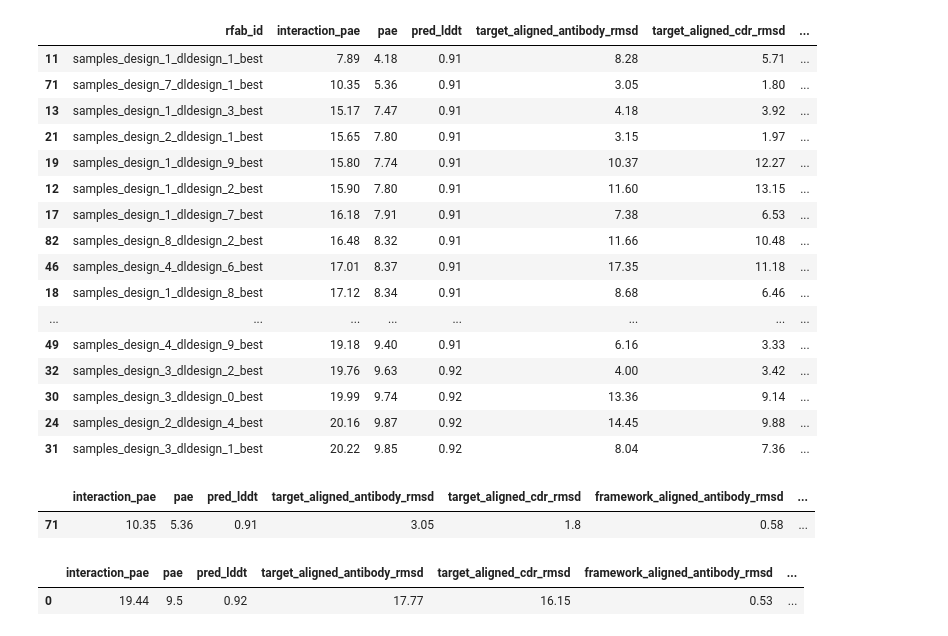
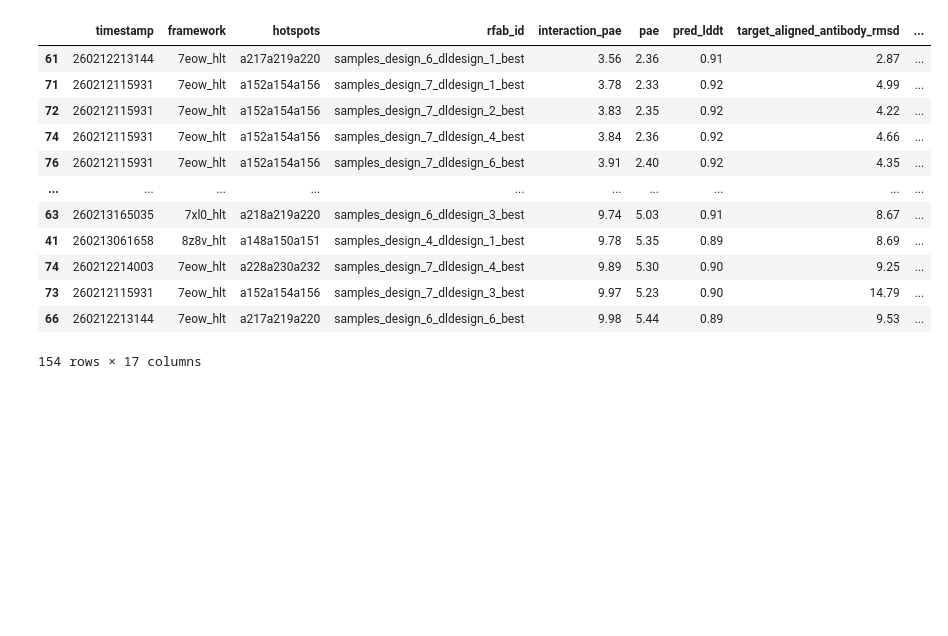
Before and after one commit to richieYT-wan/RFantibody, a Jupyter notebook: notebooks/260213_output_analysis.ipynb, the cells around one changed output. Drawn from its saved outputs; the diff is of its cells as text; code cells hidden in the pictures; blank space fills up the shorter version.

```diff
--- a/notebooks/260213_output_analysis.ipynb
+++ b/notebooks/260213_output_analysis.ipynb
@@ -30,0 +25,3 @@ Index(['timestamp', 'framework', 'target', 'hotspots', 'rfab_id', 'vh', 't',
+# %%
+df = pd.concat([pd.read_csv(x) for x in glob.glob('../outputs/*/*.csv')])
+df.sample(5)
@@ -31,31 +36,17 @@ Index(['timestamp', 'framework', 'target', 'hotspots', 'rfab_id', 'vh', 't',
 # %%
 metrics_col = [x for x in df.columns if 'rmsd' in x or 'pae' in x or 'lddt' in x]
-df.query('interaction_pae < 10 or target_aligned_antibody_rmsd < 12 or target_aligned_cdr_rmsd < 12').sort_values('interaction_pae')[['rfab_id'] + metrics_col]
+df.query('interaction_pae < 10 and (target_aligned_antibody_rmsd < 10 or target_aligned_cdr_rmsd < 10)').sort_values('interaction_pae')[['timestamp', 'framework', 'hotspots', 'rfab_id'] + metrics_col]
 # %% [output]
-|  | rfab_id | interaction_pae | pae | pred_lddt | target_aligned_antibody_rmsd | target_aligned_cdr_rmsd | ... |
-| 11 | samples_design_1_dldesign_1_best | 7.89 | 4.18 | 0.91 | 8.28 | 5.71 | ... |
-| 71 | samples_design_7_dldesign_1_best | 10.35 | 5.36 | 0.91 | 3.05 | 1.80 | ... |
-| 13 | samples_design_1_dldesign_3_best | 15.17 | 7.47 | 0.91 | 4.18 | 3.92 | ... |
-| 21 | samples_design_2_dldesign_1_best | 15.65 | 7.80 | 0.91 | 3.15 | 1.97 | ... |
-| 19 | samples_design_1_dldesign_9_best | 15.80 | 7.74 | 0.91 | 10.37 | 12.27 | ... |
-| 12 | samples_design_1_dldesign_2_best | 15.90 | 7.80 | 0.91 | 11.60 | 13.15 | ... |
-| 17 | samples_design_1_dldesign_7_best | 16.18 | 7.91 | 0.91 | 7.38 | 6.53 | ... |
-| 82 | samples_design_8_dldesign_2_best | 16.48 | 8.32 | 0.91 | 11.66 | 10.48 | ... |
-| 46 | samples_design_4_dldesign_6_best | 17.01 | 8.37 | 0.91 | 17.35 | 11.18 | ... |
-| 18 | samples_design_1_dldesign_8_best | 17.12 | 8.34 | 0.91 | 8.68 | 6.46 | ... |
-| ... | ... | ... | ... | ... | ... | ... | ... |
-| 49 | samples_design_4_dldesign_9_best | 19.18 | 9.40 | 0.91 | 6.16 | 3.33 | ... |
-| 32 | samples_design_3_dldesign_2_best | 19.76 | 9.63 | 0.92 | 4.00 | 3.42 | ... |
-| 30 | samples_design_3_dldesign_0_best | 19.99 | 9.74 | 0.92 | 13.36 | 9.14 | ... |
-| 24 | samples_design_2_dldesign_4_best | 20.16 | 9.87 | 0.92 | 14.45 | 9.88 | ... |
-| 31 | samples_design_3_dldesign_1_best | 20.22 | 9.85 | 0.92 | 8.04 | 7.36 | ... |
+|  | timestamp | framework | hotspots | rfab_id | interaction_pae | pae | pred_lddt | target_aligned_antibody_rmsd | ... |
+| 61 | 260212213144 | 7eow_hlt | a217a219a220 | samples_design_6_dldesign_1_best | 3.56 | 2.36 | 0.91 | 2.87 | ... |
+| 71 | 260212115931 | 7eow_hlt | a152a154a156 | samples_design_7_dldesign_1_best | 3.78 | 2.33 | 0.92 | 4.99 | ... |
+| 72 | 260212115931 | 7eow_hlt | a152a154a156 | samples_design_7_dldesign_2_best | 3.83 | 2.35 | 0.92 | 4.22 | ... |
+| 74 | 260212115931 | 7eow_hlt | a152a154a156 | samples_design_7_dldesign_4_best | 3.84 | 2.36 | 0.92 | 4.66 | ... |
+| 76 | 260212115931 | 7eow_hlt | a152a154a156 | samples_design_7_dldesign_6_best | 3.91 | 2.40 | 0.92 | 4.35 | ... |
+| ... | ... | ... | ... | ... | ... | ... | ... | ... | ... |
+| 63 | 260213165035 | 7xl0_hlt | a218a219a220 | samples_design_6_dldesign_3_best | 9.74 | 5.03 | 0.91 | 8.67 | ... |
+| 41 | 260213061658 | 8z8v_hlt | a148a150a151 | samples_design_4_dldesign_1_best | 9.78 | 5.35 | 0.89 | 8.69 | ... |
+| 74 | 260212214003 | 7eow_hlt | a228a230a232 | samples_design_7_dldesign_4_best | 9.89 | 5.30 | 0.90 | 9.25 | ... |
+| 73 | 260212115931 | 7eow_hlt | a152a154a156 | samples_design_7_dldesign_3_best | 9.97 | 5.23 | 0.90 | 14.79 | ... |
+| 66 | 260212213144 | 7eow_hlt | a217a219a220 | samples_design_6_dldesign_6_best | 9.98 | 5.44 | 0.89 | 9.53 | ... |
+154 rows × 17 columns
-# %%
-df.iloc[[df.target_aligned_cdr_rmsd.argmin()]][metrics_col]
-# %% [output]
-|  | interaction_pae | pae | pred_lddt | target_aligned_antibody_rmsd | target_aligned_cdr_rmsd | framework_aligned_antibody_rmsd | ... |
-| 71 | 10.35 | 5.36 | 0.91 | 3.05 | 1.8 | 0.58 | ... |
-# %%
-df.query('rfab_id.str.contains("design_0_dldesign_0")')[metrics_col]
-# %% [output]
-|  | interaction_pae | pae | pred_lddt | target_aligned_antibody_rmsd | target_aligned_cdr_rmsd | framework_aligned_antibody_rmsd | ... |
-| 0 | 19.44 | 9.5 | 0.92 | 17.77 | 16.15 | 0.53 | ... |
```
Also changed, not shown: parts of 7 cells of this notebook, 3 other files.
